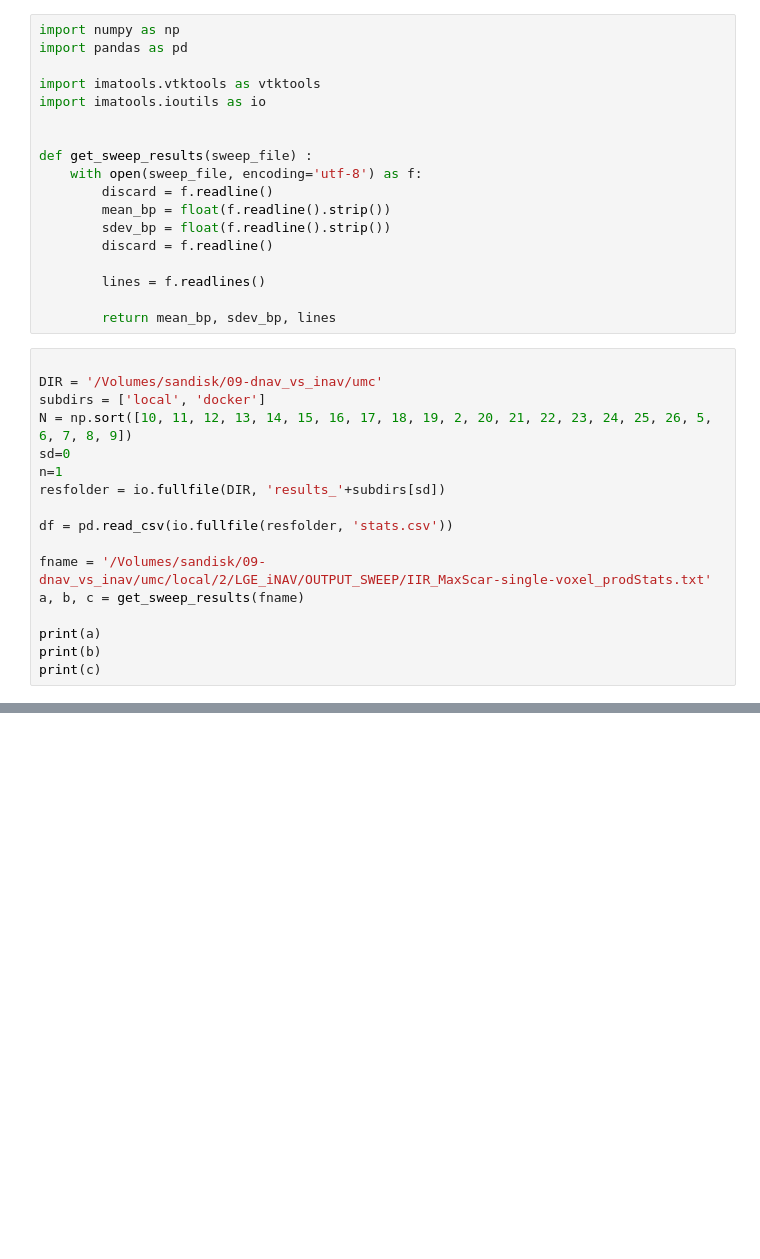
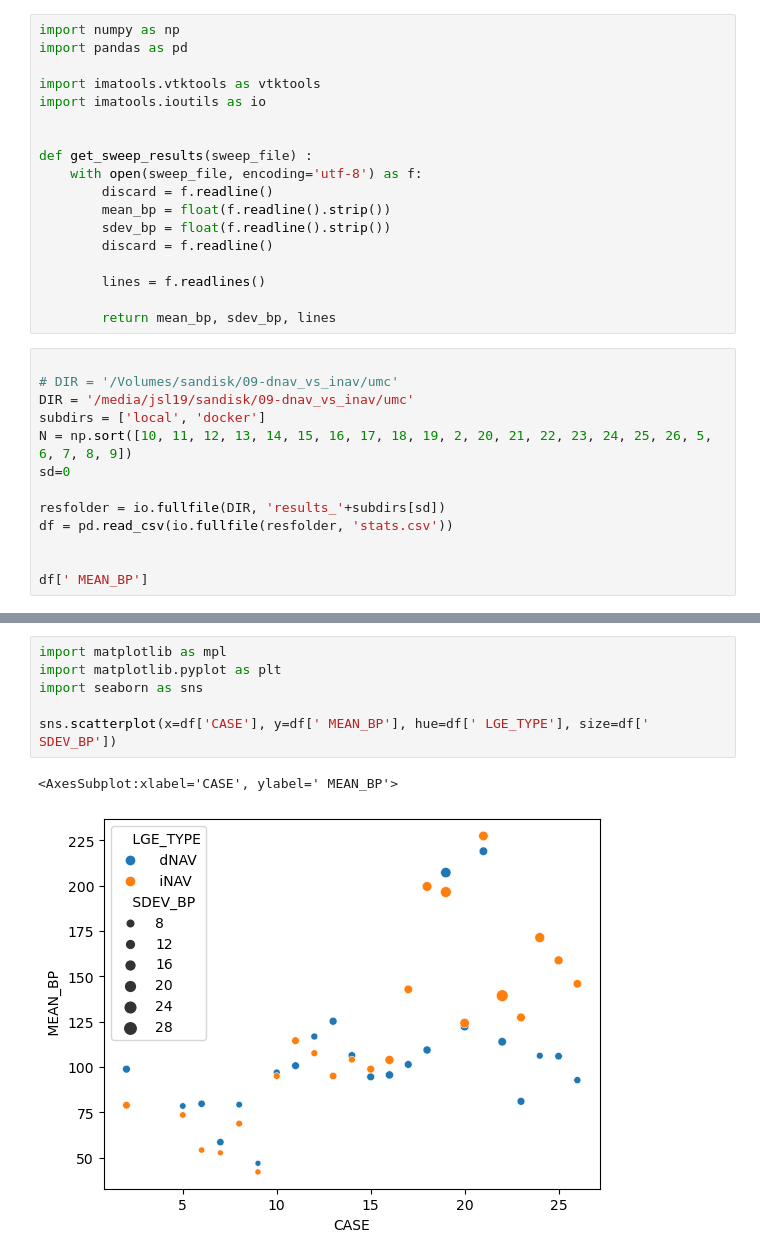
Before and after one commit to alonsoJASL/imatools, a Jupyter notebook: ipynb/sweep_thresholds.ipynb, the cells around one changed output, grey strips where cells are left out. Cells and saved outputs as stored; diff of their text form; blank space fills up the shorter version.

```diff
--- a/ipynb/sweep_thresholds.ipynb
+++ b/ipynb/sweep_thresholds.ipynb
@@ -23,19 +23,15 @@ def get_sweep_results(sweep_file) :
         return mean_bp, sdev_bp, lines
 # %%
 
-DIR = '/Volumes/sandisk/09-dnav_vs_inav/umc'
+# DIR = '/Volumes/sandisk/09-dnav_vs_inav/umc'
+DIR = '/media/jsl19/sandisk/09-dnav_vs_inav/umc'
 subdirs = ['local', 'docker']
 N = np.sort([10, 11, 12, 13, 14, 15, 16, 17, 18, 19, 2, 20, 21, 22, 23, 24, 25, 26, 5, 6, 7, 8, 9])
 sd=0
-n=1
+
 resfolder = io.fullfile(DIR, 'results_'+subdirs[sd])
-
 df = pd.read_csv(io.fullfile(resfolder, 'stats.csv'))
 
-fname = '/Volumes/sandisk/09-dnav_vs_inav/umc/local/2/LGE_iNAV/OUTPUT_SWEEP/IIR_MaxScar-single-voxel_prodStats.txt'
-a, b, c = get_sweep_results(fname)
 
-print(a)
-print(b)
-print(c)
+df[' MEAN_BP']
 # %% [output]
@@ -44,0 +55,9 @@ print(c)
+# %%
+import matplotlib as mpl
+import matplotlib.pyplot as plt
+import seaborn as sns
+
+sns.scatterplot(x=df['CASE'], y=df[' MEAN_BP'], hue=df[' LGE_TYPE'], size=df[' SDEV_BP'])
+# %% [output]
+<AxesSubplot:xlabel='CASE', ylabel=' MEAN_BP'>
+[figure, added]
```
Also changed, not shown: parts of 2 cells of this notebook.
